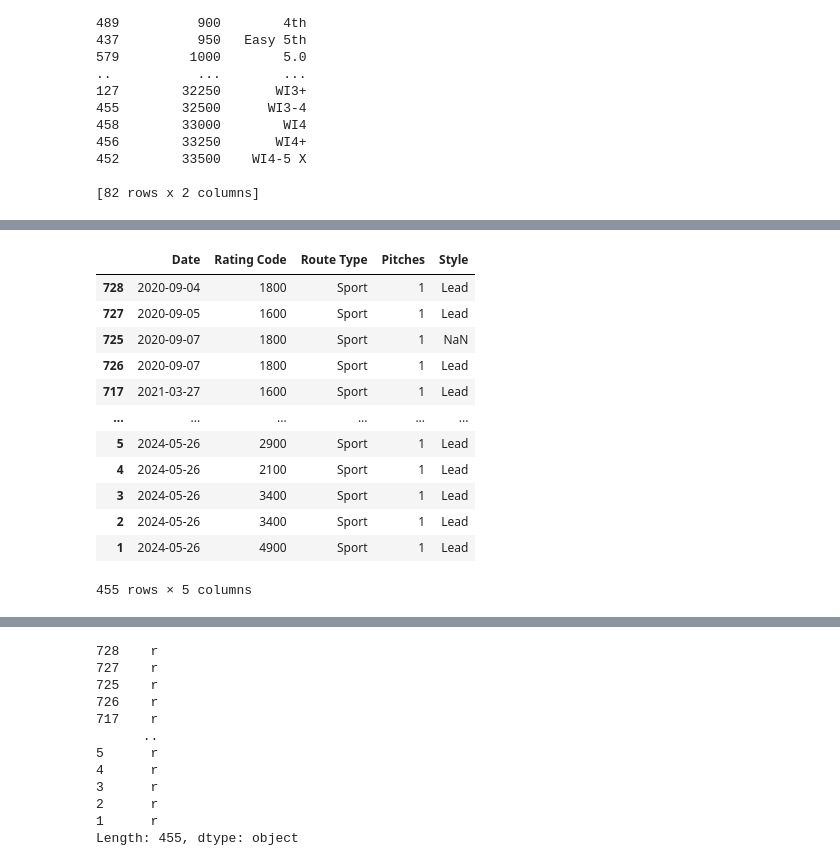
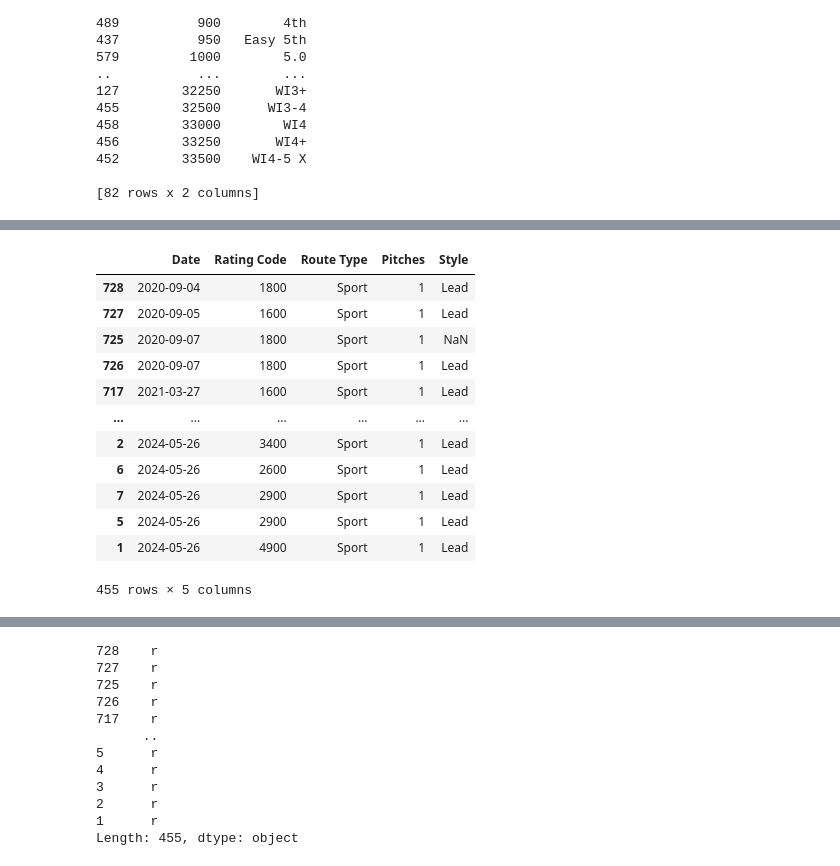
Before and after one commit to raymur/mp-plot, a Jupyter notebook: parse_ticks.ipynb, the cells around one changed output, grey strips where cells are left out. Cells and saved outputs as stored; diff of their text form; code cells hidden in the pictures.

```diff
--- a/parse_ticks.ipynb
+++ b/parse_ticks.ipynb
@@ -53,22 +65,29 @@ dtype: int64
 # %%
 style_types = ['Lead', 'Solo', 'Flash', 'Send', numpy.nan]
 columns = ['Date', 'Rating Code', 'Route Type', 'Pitches', 'Style']
 df = df.loc[df['Style'].isin(style_types), columns]
 df = df.loc[df['Route Type'].str.contains('Trad|Sport', regex=True)]
+df['Date'] = df['Date'].apply(lambda x: datetime.datetime.strptime(x, "%Y-%m-%d").date() if type(x) == str else x)
 df = df.sort_values(by='Date', ascending=True)
+
+#TODO:
+# normalize 'Rating Code' column!!
+# Step function??
+
+
 df
 # %% [output]
 |  | Date | Rating Code | Route Type | Pitches | Style |
 | 728 | 2020-09-04 | 1800 | Sport | 1 | Lead |
 | 727 | 2020-09-05 | 1600 | Sport | 1 | Lead |
 | 725 | 2020-09-07 | 1800 | Sport | 1 | NaN |
 | 726 | 2020-09-07 | 1800 | Sport | 1 | Lead |
 | 717 | 2021-03-27 | 1600 | Sport | 1 | Lead |
 | ... | ... | ... | ... | ... | ... |
+| 2 | 2024-05-26 | 3400 | Sport | 1 | Lead |
+| 6 | 2024-05-26 | 2600 | Sport | 1 | Lead |
+| 7 | 2024-05-26 | 2900 | Sport | 1 | Lead |
 | 5 | 2024-05-26 | 2900 | Sport | 1 | Lead |
-| 4 | 2024-05-26 | 2100 | Sport | 1 | Lead |
-| 3 | 2024-05-26 | 3400 | Sport | 1 | Lead |
-| 2 | 2024-05-26 | 3400 | Sport | 1 | Lead |
 | 1 | 2024-05-26 | 4900 | Sport | 1 | Lead |
 455 rows × 5 columns
 # %%
```
Also changed, not shown: parts of 6 cells of this notebook, 1 other file.
